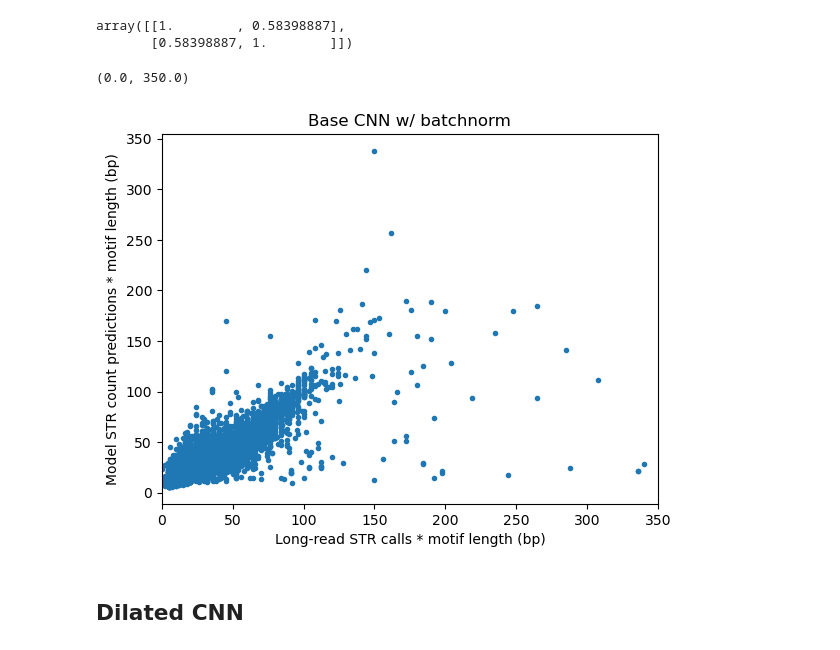
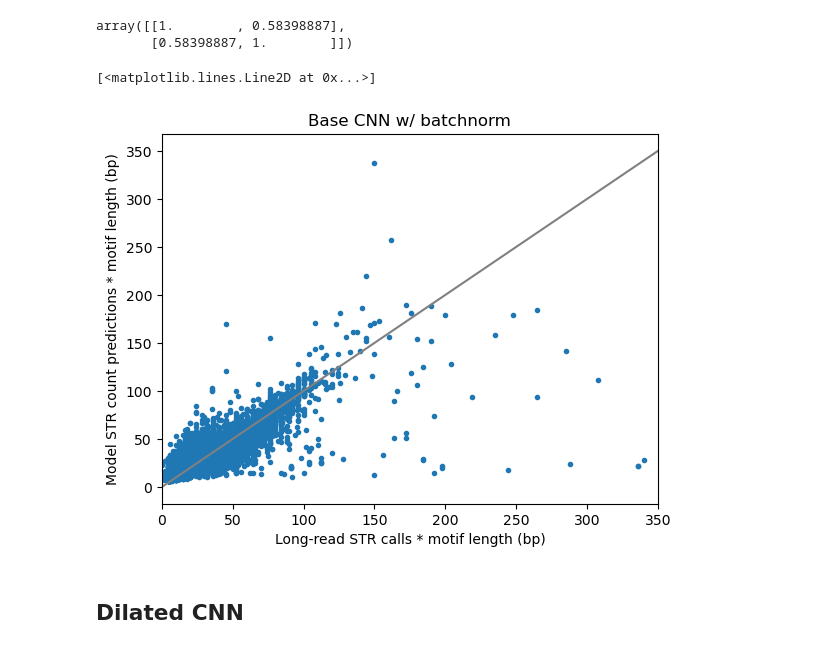
Before and after one commit to babessell1/STRonvoli, a Jupyter notebook: correlation_analysis.ipynb, the cells around one changed output. Cells and saved outputs as stored; diff of their text form; code cells hidden in the pictures.

Commit message:
update plot

```diff
--- a/correlation_analysis.ipynb
+++ b/correlation_analysis.ipynb
@@ -110,12 +110,14 @@ array([[1.        , 0.58398887],
 # %%
 plt.scatter(labels_mul, bnorm_cnn_predictions_mul, marker='.')
 plt.title('Base CNN w/ batchnorm')
 plt.xlabel('Long-read STR calls * motif length (bp)')
 plt.ylabel('Model STR count predictions * motif length (bp)')
 plt.xlim(0, 350)
+x = np.linspace(*plt.xlim())
+plt.plot(x, x, color='grey')
 # %% [output]
-(0.0, 350.0)
+[<matplotlib.lines.Line2D at 0x...>]
-[figure, old version]
+[figure, new version]
 # %% [markdown]
 ## Dilated CNN
 # %%
```
Also changed, not shown: 1 other file.
